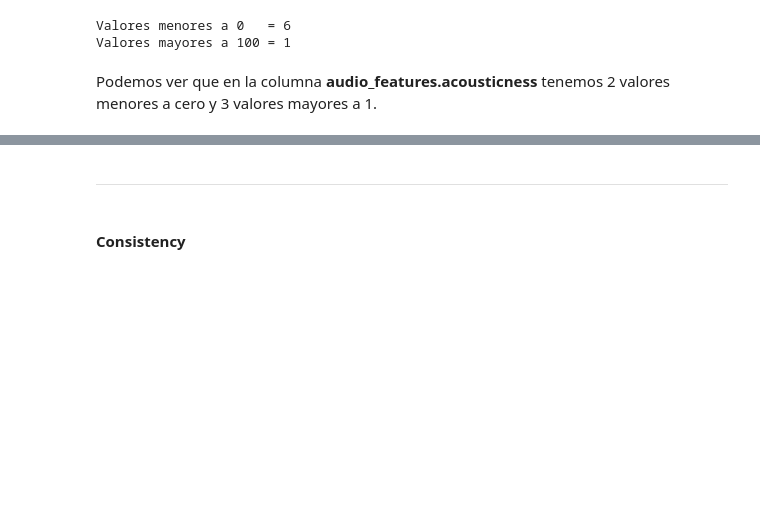
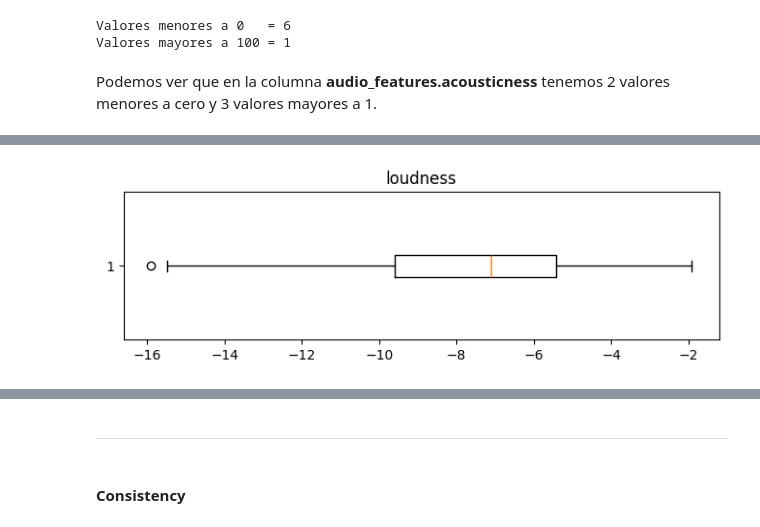
Before and after one commit to cristian-torres-ds/data_quality_engineer, a Jupyter notebook: data_quality_assessment.ipynb, the cells around one changed output, grey strips where cells are left out. Drawn from its saved outputs; the diff is of its cells as text; code cells hidden in the pictures; blank space fills up the shorter version.

```diff
--- a/data_quality_assessment.ipynb
+++ b/data_quality_assessment.ipynb
@@ -1059,0 +1294,7 @@ Validity = 99.62
+# %%
+plt.figure(figsize=(8, 2))
+plt.boxplot(df_graf2['audio_features.loudness'], vert=False)
+plt.title('loudness')
+plt.show()
+# %% [output]
+[figure, added]
```
Also changed, not shown: parts of 48 cells of this notebook.
